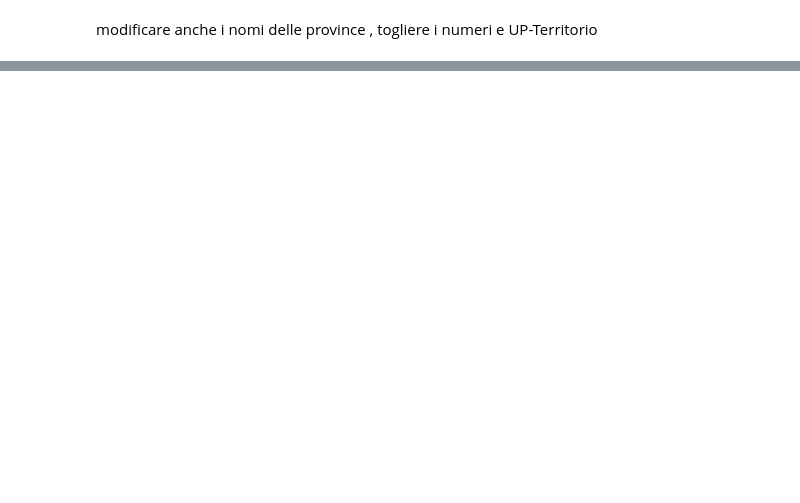
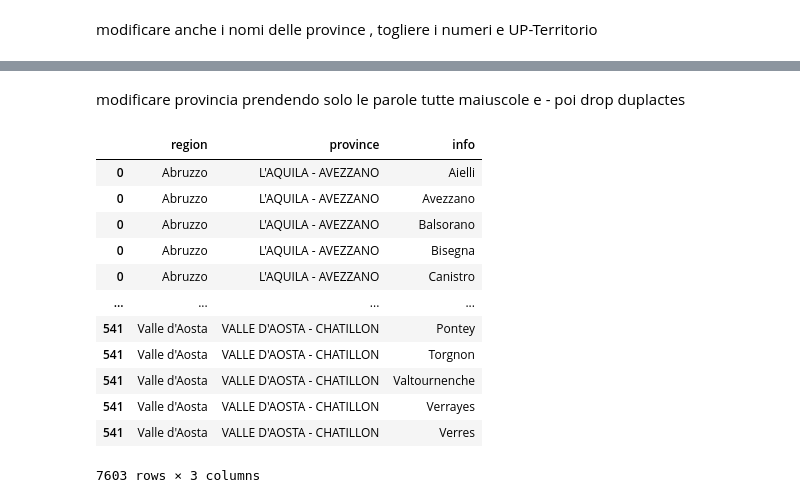
Before and after one commit to ClaudiaEsposit/Scraping_ade, a Jupyter notebook: mapping_sezioni_foro.ipynb, the cells around one changed output, grey strips where cells are left out. Cells and saved outputs as stored; diff of their text form; code cells hidden in the pictures; blank space fills up the shorter version.

```diff
--- a/mapping_sezioni_foro.ipynb
+++ b/mapping_sezioni_foro.ipynb
@@ -109,0 +157,32 @@ sezioni_exploded['province'] = ( sezioni_exploded['province']
+# %% [markdown]
+modificare provincia prendendo solo le parole tutte maiuscole e -
+poi drop duplactes
+# %%
+def extract_uppercase_words_with_hyphens(text):
+    # Split text into words
+    words = text.split()
+    # Find words that match the all uppercase criteria and may contain hyphens or apostrophes
+    uppercase_words = [word for word in words if re.match(r'^[A-Z-\'A-Z]+$', word)]
+    # Join the list of words into a single string separated by space
+    result = ' '.join(uppercase_words)
+    # Remove extra spaces at the beginning and end
+    return result.strip()
+
+# Apply the function to the column
+sezioni_exploded['province'] = sezioni_exploded['province'].apply(extract_uppercase_words_with_hyphens)
+
+sezioni_exploded
+# %% [output]
+|  | region | province | info |
+| 0 | Abruzzo | L'AQUILA - AVEZZANO | Aielli |
+| 0 | Abruzzo | L'AQUILA - AVEZZANO | Avezzano |
+| 0 | Abruzzo | L'AQUILA - AVEZZANO | Balsorano |
+| 0 | Abruzzo | L'AQUILA - AVEZZANO | Bisegna |
+| 0 | Abruzzo | L'AQUILA - AVEZZANO | Canistro |
+| ... | ... | ... | ... |
+| 541 | Valle d'Aosta | VALLE D'AOSTA - CHATILLON | Pontey |
+| 541 | Valle d'Aosta | VALLE D'AOSTA - CHATILLON | Torgnon |
+| 541 | Valle d'Aosta | VALLE D'AOSTA - CHATILLON | Valtournenche |
+| 541 | Valle d'Aosta | VALLE D'AOSTA - CHATILLON | Verrayes |
+| 541 | Valle d'Aosta | VALLE D'AOSTA - CHATILLON | Verres |
+7603 rows × 3 columns
```
Also changed, not shown: parts of 11 cells of this notebook, 3 other files.
